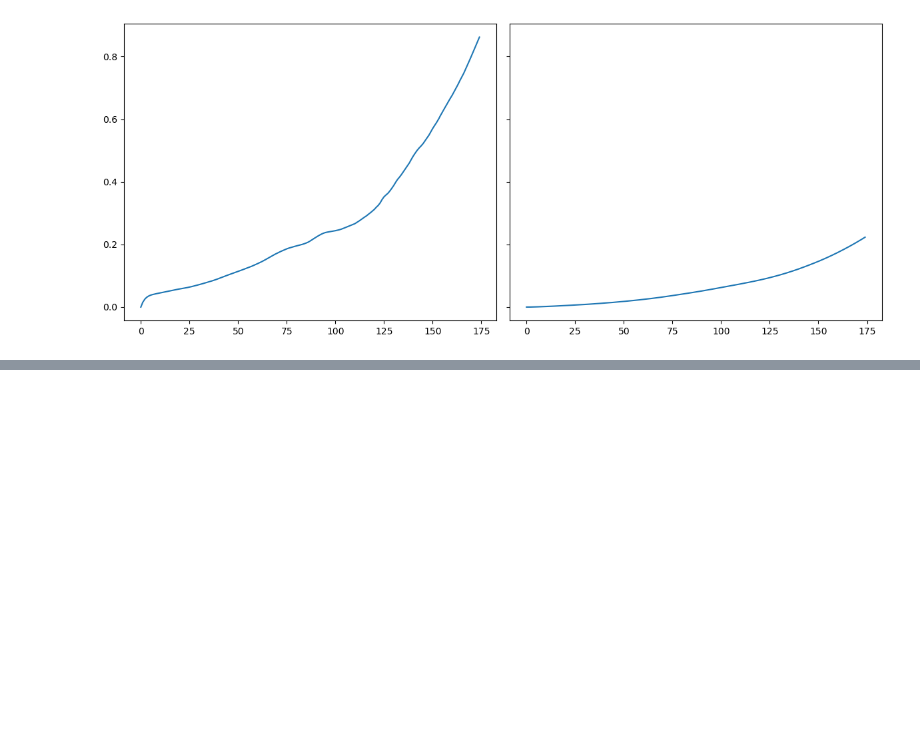
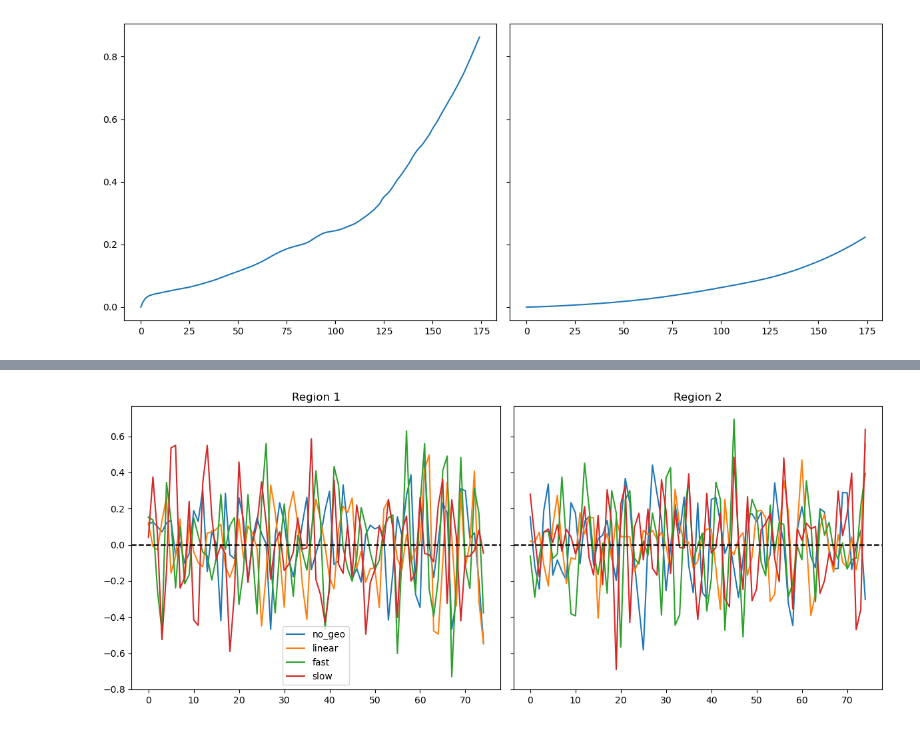
Before and after one commit to adam-bauer-34/learning_sai, a Jupyter notebook: analysis/notebooks/fast-slow-intuition.ipynb, the cells around one changed output, grey strips where cells are left out. Cells and saved outputs as stored; diff of their text form; code cells hidden in the pictures; blank space fills up the shorter version.

```diff
--- a/analysis/notebooks/fast-slow-intuition.ipynb
+++ b/analysis/notebooks/fast-slow-intuition.ipynb
@@ -207,0 +272,14 @@ for case in geo_cases:
+# %%
+fig, ax = plt.subplots(1, 2, figsize=(12,5), sharey=True)
+
+for i in range(2):
+    for case in cases:
+        ax[i].plot(np.gradient(regional_Ts[i][case]), label=case)
+    ax[i].set_title(f"Region {i+1}")
+    ax[i].axhline(0, color='k', linestyle='dashed')
+
+ax[0].legend()
+fig.tight_layout()
+plt.show()
+# %% [output]
+[figure, added]
```
Also changed, not shown: parts of 16 cells of this notebook, 21 other files.
